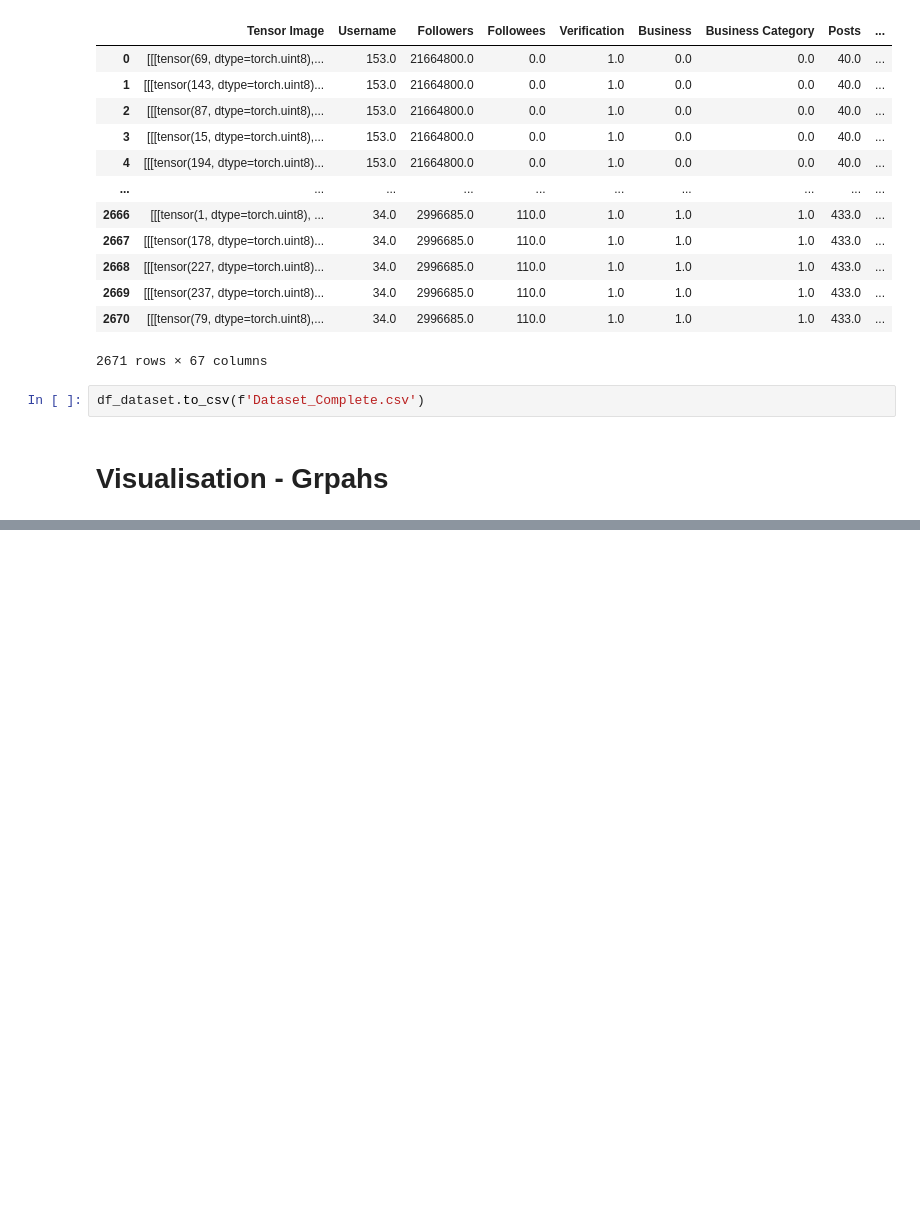
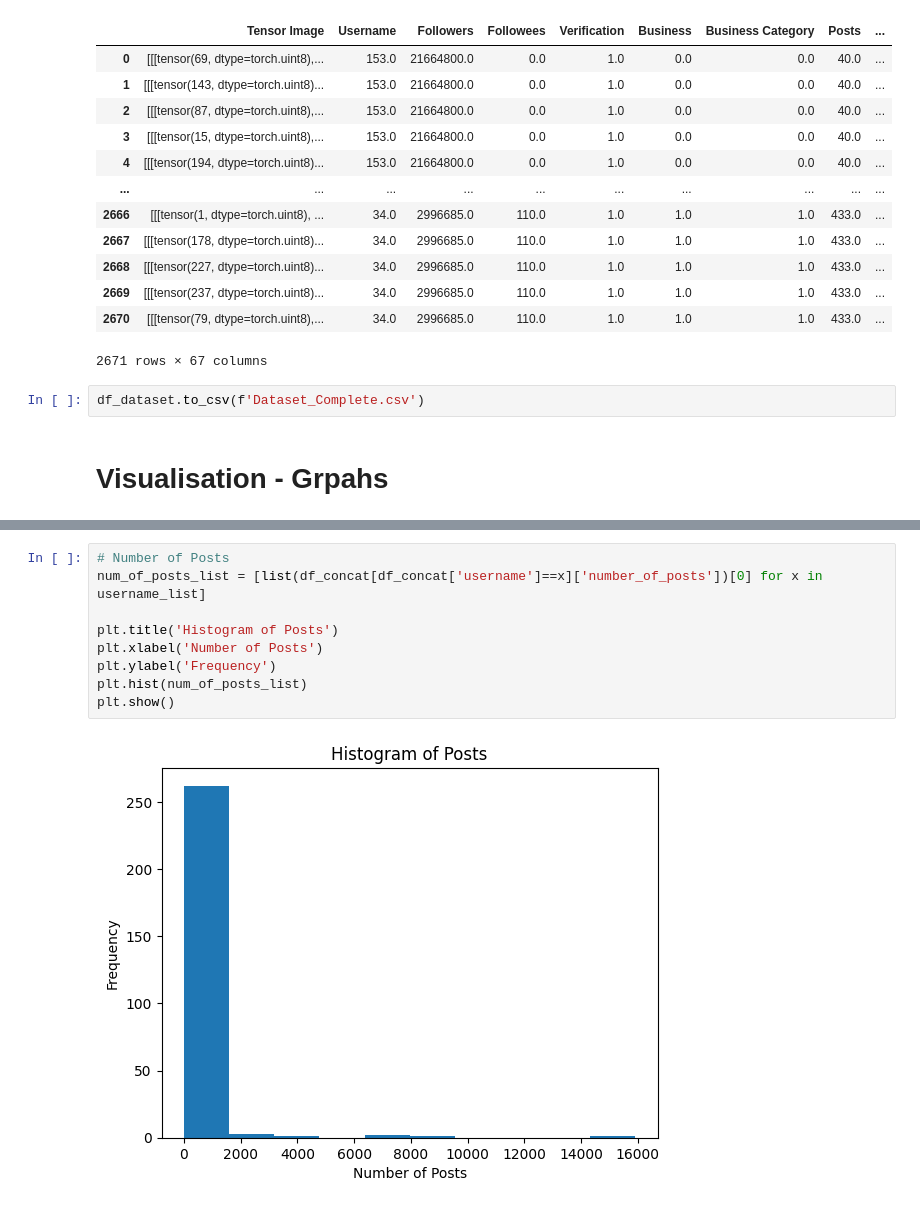
Before and after one commit to DimLiak/ImageGenAI, a Jupyter notebook: Create_dataset.ipynb, the cells around one changed output, grey strips where cells are left out. Drawn from its saved outputs; the diff is of its cells as text; blank space fills up the shorter version.

```diff
--- a/Create_dataset.ipynb
+++ b/Create_dataset.ipynb
@@ -446,0 +485,11 @@ df_dataset.to_csv(f'Dataset_Complete.csv')
+# %%
+# Number of Posts
+num_of_posts_list = [list(df_concat[df_concat['username']==x]['number_of_posts'])[0] for x in username_list]
+
+plt.title('Histogram of Posts')
+plt.xlabel('Number of Posts')
+plt.ylabel('Frequency')
+plt.hist(num_of_posts_list)
+plt.show()
+# %% [output]
+[figure, added]
```
Also changed, not shown: parts of 28 cells of this notebook.
